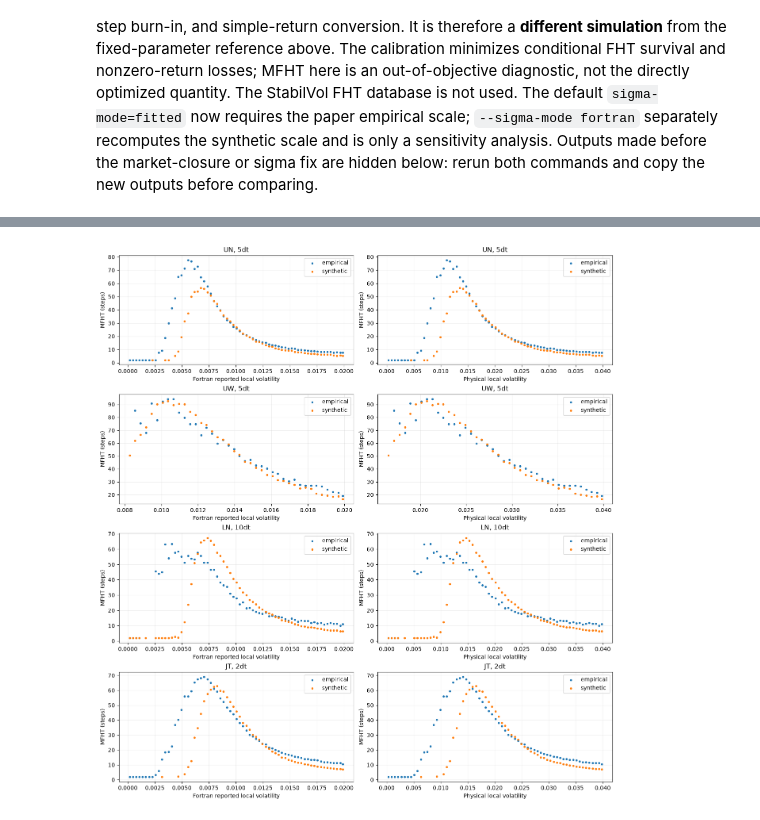
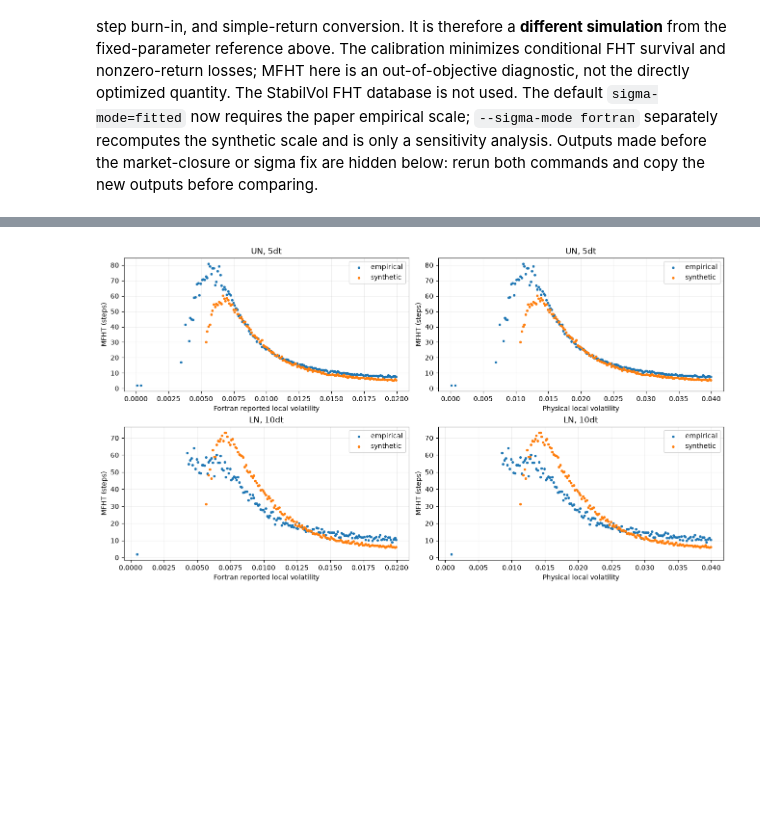
Before and after one commit to fedesss98/stabilvol, a Jupyter notebook: notebooks/25-heston-sampling-calibration.ipynb, the cells around one changed output, grey strips where cells are left out. Saved outputs shown, nothing was run; the diff lists cells and outputs as text; code cells hidden in the pictures; blank space fills up the shorter version.

```diff
--- a/notebooks/25-heston-sampling-calibration.ipynb
+++ b/notebooks/25-heston-sampling-calibration.ipynb
@@ -505,7 +505,7 @@ Run `scripts/calibrate_heston_conditional_trial.py --counter fortran --tau-max 3
 # %%
-FITTED_MFHT_RUN = 'conditional_fortran_300'  # change to 'conditional_mfht_joint_trial' after the joint fit
+FITTED_MFHT_RUN = 'conditional_mfht_joint_explore'  # 'conditional_fortran_300' or 'conditional_mfht_joint_trial' after the joint fit
 FITTED_MFHT = ROOT / 'data/processed/heston_calibration' / FITTED_MFHT_RUN / 'mfht_recount'
-MFHT_BIN_GROUP = 15  # adjacent saved bins per plotted point; use 1 for the original resolution
+MFHT_BIN_GROUP = 5  # adjacent saved bins per plotted point; use 1 for the original resolution
 MFHT_MIN_EVENTS = 100  # minimum combined events per plotted point
 candidates = [market for market in MARKETS if (FITTED_MFHT / market / 'summary.json').is_file()]
 runs = {market: json.loads((FITTED_MFHT / market / 'summary.json').read_text(encoding='utf-8'))
@@ -565 +563 @@ else:
-[figure, old version]
+[figure, new version]
```
Also changed, not shown: parts of 1 cell of this notebook, 22 other files.
